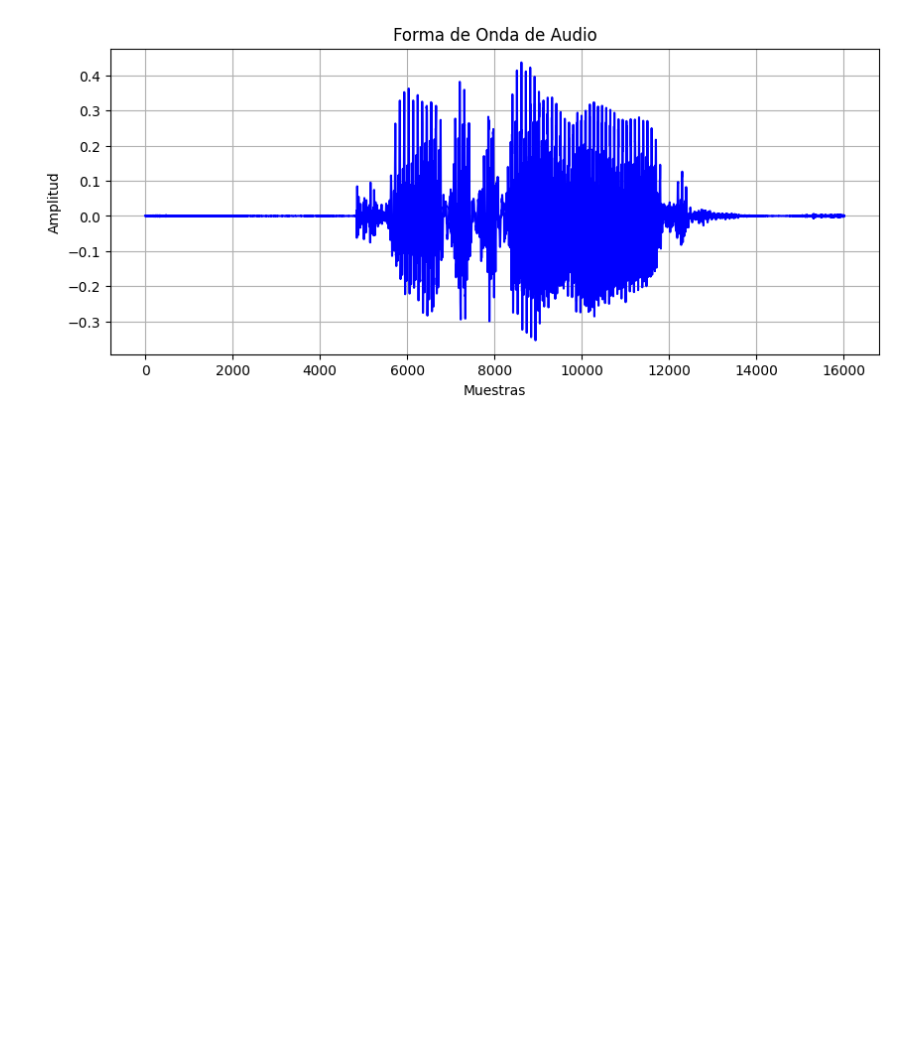
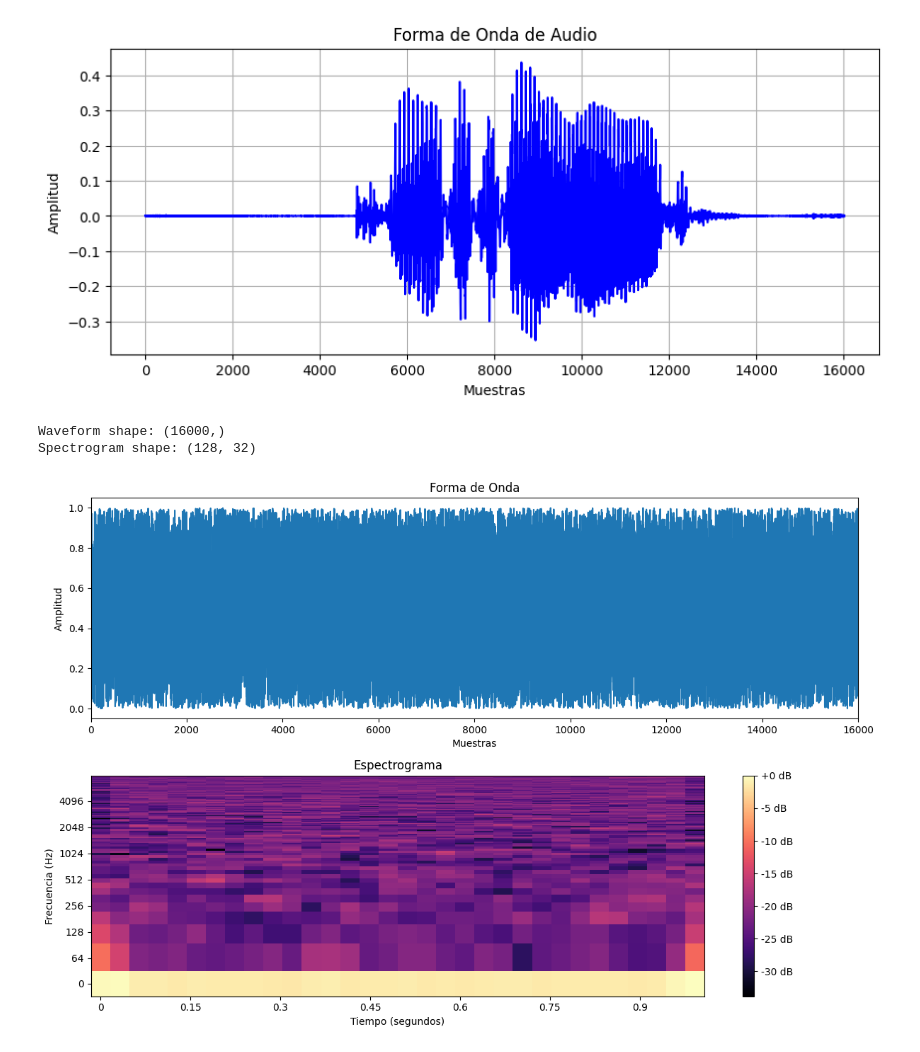
Before and after one commit to Sebastian-Cely/M1-Procesamiento-datos-secuenciales, a Jupyter notebook: ModelAudio2.ipynb, the cells around one changed output. Drawn from its saved outputs; the diff is of its cells as text; code cells hidden in the pictures; blank space fills up the shorter version.

```diff
--- a/ModelAudio2.ipynb
+++ b/ModelAudio2.ipynb
@@ -56,0 +79,26 @@ plt.show()  # Mostrar el gráfico
+# %%
+def plot_spectrogram(waveform, sample_rate=16000):
+
+    # Aplica el recorte a la forma de onda de audio
+    waveform = waveform[:16000]
+
+    # Calcula el espectrograma
+    spectrogram = librosa.feature.melspectrogram(y=waveform, sr=sample_rate)
+
+    # Convierte el espectrograma a decibeles
+    log_spectrogram = librosa.power_to_db(spectrogram, ref=np.max)
+
+    return log_spectrogram
+
+# Definición de forma de onda de audio de ejemplo
+waveform = np.random.rand(16000)  # Forma de onda aleatoria de 16000 puntos
+
+# Llama a la función plot_spectrogram para generar el espectrograma
+spectrogram_example = plot_spectrogram(waveform)
+
+# Imprime las formas de onda y espectrograma
+print("Waveform shape:", waveform.shape)
+print("Spectrogram shape:", spectrogram_example.shape)
+# %% [output]
+Waveform shape: (16000,)
+Spectrogram shape: (128, 32)
@@ -56,0 +118,27 @@ plt.show()  # Mostrar el gráfico
+# %%
+fig, axes = plt.subplots(2, figsize=(12, 8))
+
+# Se establece la escala temporal en periodos fijos
+timescale = np.arange(waveform.shape[0])
+
+# Configuración del primer subplot para la forma de onda
+axes[0].plot(timescale, waveform)
+axes[0].set_title('Forma de Onda')
+axes[0].set_xlim([0, 16000])
+axes[0].set_xlabel('Muestras')
+axes[0].set_ylabel('Amplitud')
+
+# Configuración del segundo subplot para el espectrograma
+specshow_obj = librosa.display.specshow(spectrogram_example, sr=sample_rate, x_axis='time', y_axis='log', ax=axes[1])
+plt.colorbar(specshow_obj, format='%+2.0f dB', ax=axes[1])
+axes[1].set_title('Espectrograma')
+axes[1].set_xlabel('Tiempo (segundos)')
+axes[1].set_ylabel('Frecuencia (Hz)')
+
+# Ajusta el espaciado entre subplots
+plt.tight_layout()
+
+# Mostrar la figura
+plt.show()
+# %% [output]
+[figure, added]
```
Also changed, not shown: parts of 2 cells of this notebook.
